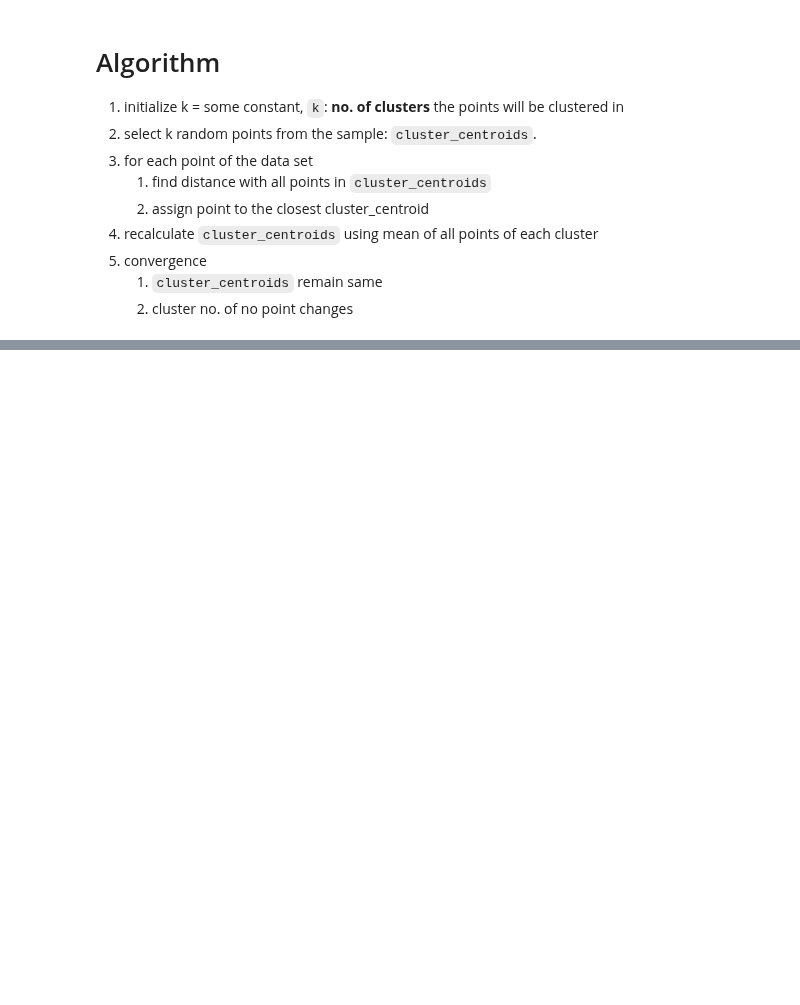
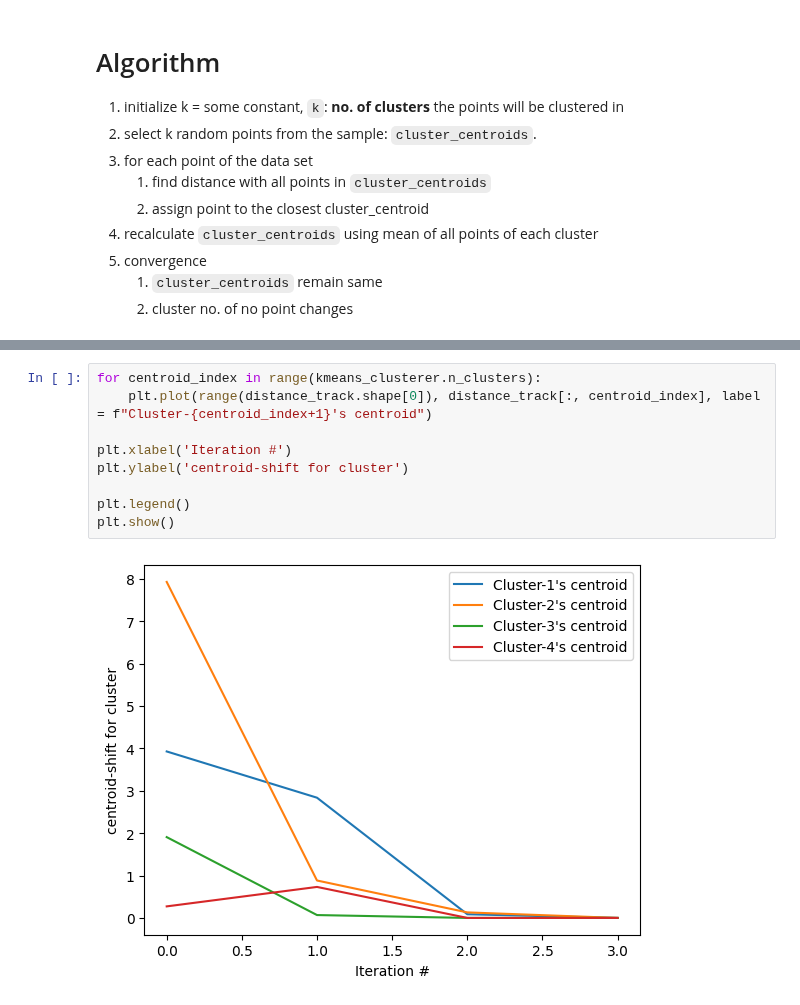
Before and after one commit to akshayDev17/Machine-Learning-Concepts, a Jupyter notebook: src/Unsupervised Learning/KMeansClustering.ipynb, the cells around one changed output, grey strips where cells are left out. Cells and saved outputs as stored; diff of their text form; blank space fills up the shorter version.

```diff
--- a/src/Unsupervised Learning/KMeansClustering.ipynb
+++ b/src/Unsupervised Learning/KMeansClustering.ipynb
@@ -21,0 +151,11 @@ import numpy as np
+# %%
+for centroid_index in range(kmeans_clusterer.n_clusters):
+    plt.plot(range(distance_track.shape[0]), distance_track[:, centroid_index], label = f"Cluster-{centroid_index+1}'s centroid")
+
+plt.xlabel('Iteration #')
+plt.ylabel('centroid-shift for cluster')
+
+plt.legend()
+plt.show()
+# %% [output]
+[figure, added]
```
Also changed, not shown: parts of 28 cells of this notebook, 1 other file.
